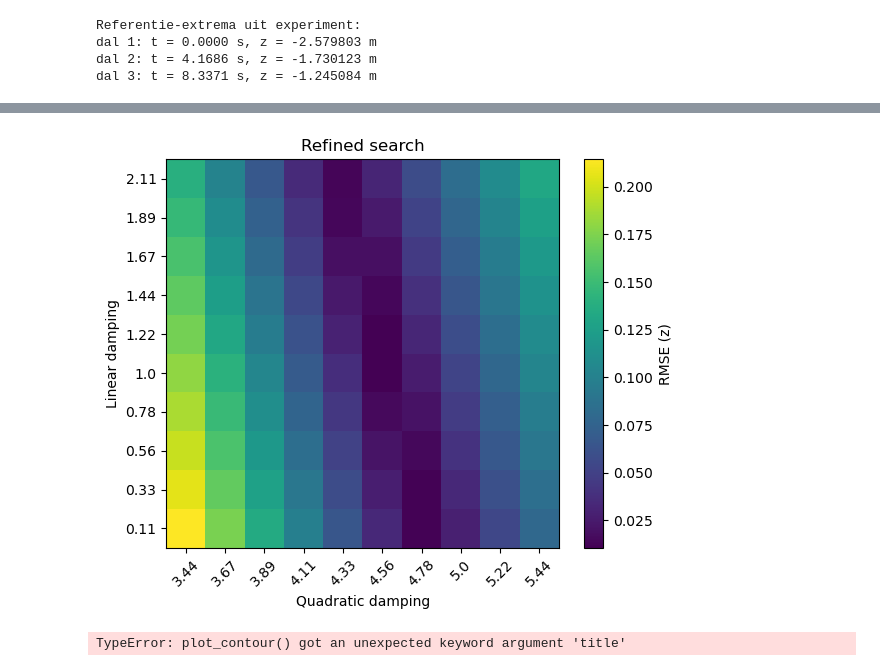
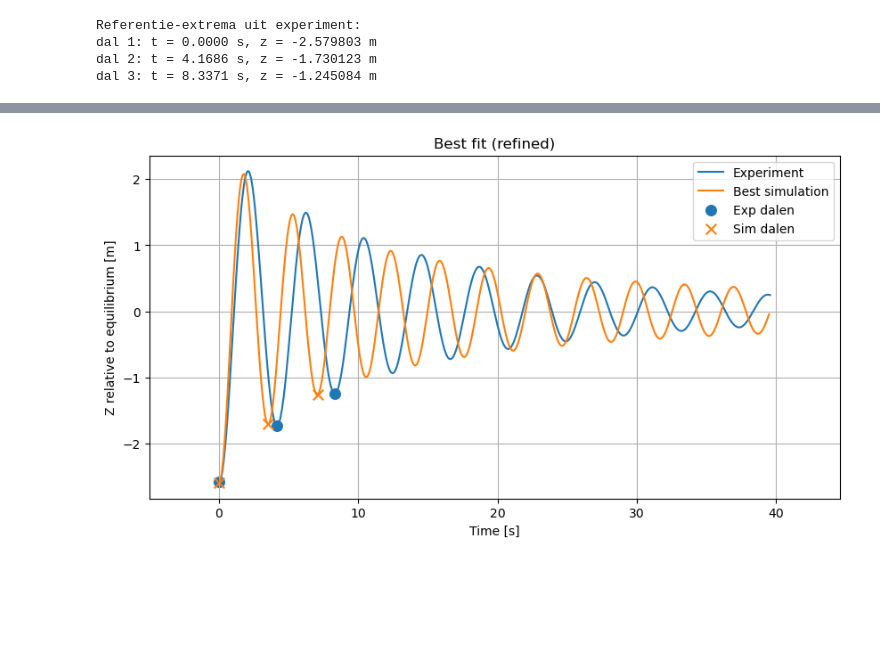
Before and after one commit to veravanspronsen/PHASE2_V2, a Jupyter notebook: Decaytests_heave_springwithdeck/OF x decay pieken fitten heave 008.ipynb, the cells around one changed output, grey strips where cells are left out. Saved outputs shown, nothing was run; the diff lists cells and outputs as text; code cells hidden in the pictures; blank space fills up the shorter version.

```diff
--- a/OF x decay V2/OF x decay pieken fitten heave 008.ipynb
+++ b/Decaytests_heave_springwithdeck/OF x decay pieken fitten heave 008.ipynb
@@ -413,7 +454,10 @@ quad_values = np.linspace(0, 10, 10)
 
 best_coarse, score_coarse, results_coarse = run_grid_search(lin_values, quad_values)
 
-best_lin, best_quad = best_coarse
 
-print(f"Coarse best: lin={best_lin:.3f}, quad={best_quad:.3f}, score={score_coarse:.6f}")
+if best_coarse is None:
+    print("Geen geldige beste combinatie gevonden.")
+else:
+    best_lin, best_quad = best_coarse
+    print(f"Coarse best: lin={best_lin:.3f}, quad={best_quad:.3f}, score={score_coarse:.6f}")
 # %% [output]
@@ -420,17 +480,16 @@ print(f"Coarse best: lin={best_lin:.3f}, quad={best_quad:.3f}, score={score_coar
 Coarse best: lin=1.111, quad=4.444, score=0.019504
 # %%
-# breedte van zoomgebied (bijv. ±1)
 delta_lin = 1
 delta_quad = 1
 
-lin_min = best_lin - delta_lin
+lin_min = max(0, best_lin - delta_lin)
 lin_max = best_lin + delta_lin
 
-quad_min = best_quad - delta_quad
+quad_min = max(0, best_quad - delta_quad)
 quad_max = best_quad + delta_quad
 
-lin_values_refined = np.linspace(lin_min, lin_max, 10)
-quad_values_refined = np.linspace(quad_min, quad_max, 10)
+lin_values_refined = np.linspace(lin_min, lin_max, 15)
+quad_values_refined = np.linspace(quad_min, quad_max, 15)
 # %%
 best_refined, score_refined, results_refined = run_grid_search(
     lin_values_refined,
@@ -541,4 +519,0 @@ def plot_heatmap(results, lin_values, quad_values, title="Heatmap"):
-# %%
-plot_heatmap(results_refined, lin_values_refined, quad_values_refined, title="Refined search")
-# %% [output]
-[figure, removed]
@@ -565,4 +520,50 @@ def plot_contour(results, lin_values, quad_values):
-# %%
-plot_contour(results_refined, lin_values_refined, quad_values_refined, title="Refined search")
-# %% [output]
-TypeError: plot_contour() got an unexpected keyword argument 'title'
+# %%
+best_lin, best_quad = best_refined
+
+
+
+# opnieuw simulatie draaien met beste parameters
+t_sim, z_sim = run_decay_simulation(best_lin, best_quad, A0_signed, model_path)
+
+# verschuiven naar eerste extremum
+t_sim_shift, z_sim_shift, _ = shift_signal_to_first_extremum_after_start(
+    t_sim,
+    z_sim,
+    positive=fit_positive,
+    prominence=prom
+)
+
+# extrema pakken
+t_sim_ext, z_sim_ext = get_n_extrema_including_start(
+    t_sim_shift,
+    z_sim_shift,
+    n=3,
+    positive=fit_positive,
+    prominence=prom
+)
+
+# truncate simulation to match experiment time range
+t_max = t_decay[-1]
+mask_sim = t_sim_shift <= t_max
+t_sim_plot = t_sim_shift[mask_sim]
+z_sim_plot = z_sim_shift[mask_sim]
+
+# plot
+plt.figure(figsize=(10, 5))
+plt.plot(t_decay, z_decay, label="Experiment")
+plt.plot(t_sim_plot, z_sim_plot, label="Best simulation")
+
+label_name = "toppen" if fit_positive else "dalen"
+
+plt.scatter(t_ref, z_ref, s=70, label=f"Exp {label_name}")
+plt.scatter(t_sim_ext, z_sim_ext, s=70, marker="x", label=f"Sim {label_name}")
+
+plt.xlabel("Time [s]")
+plt.ylabel("Z relative to equilibrium [m]")
+plt.title("Best fit (refined)")
+plt.xlim(-5, t_decay[-1]+5)
+plt.grid(True)
+plt.legend()
+plt.show()
+# %% [output]
+[figure, added]
```
Also changed, not shown: parts of 8 cells of this notebook, 4 other files.
